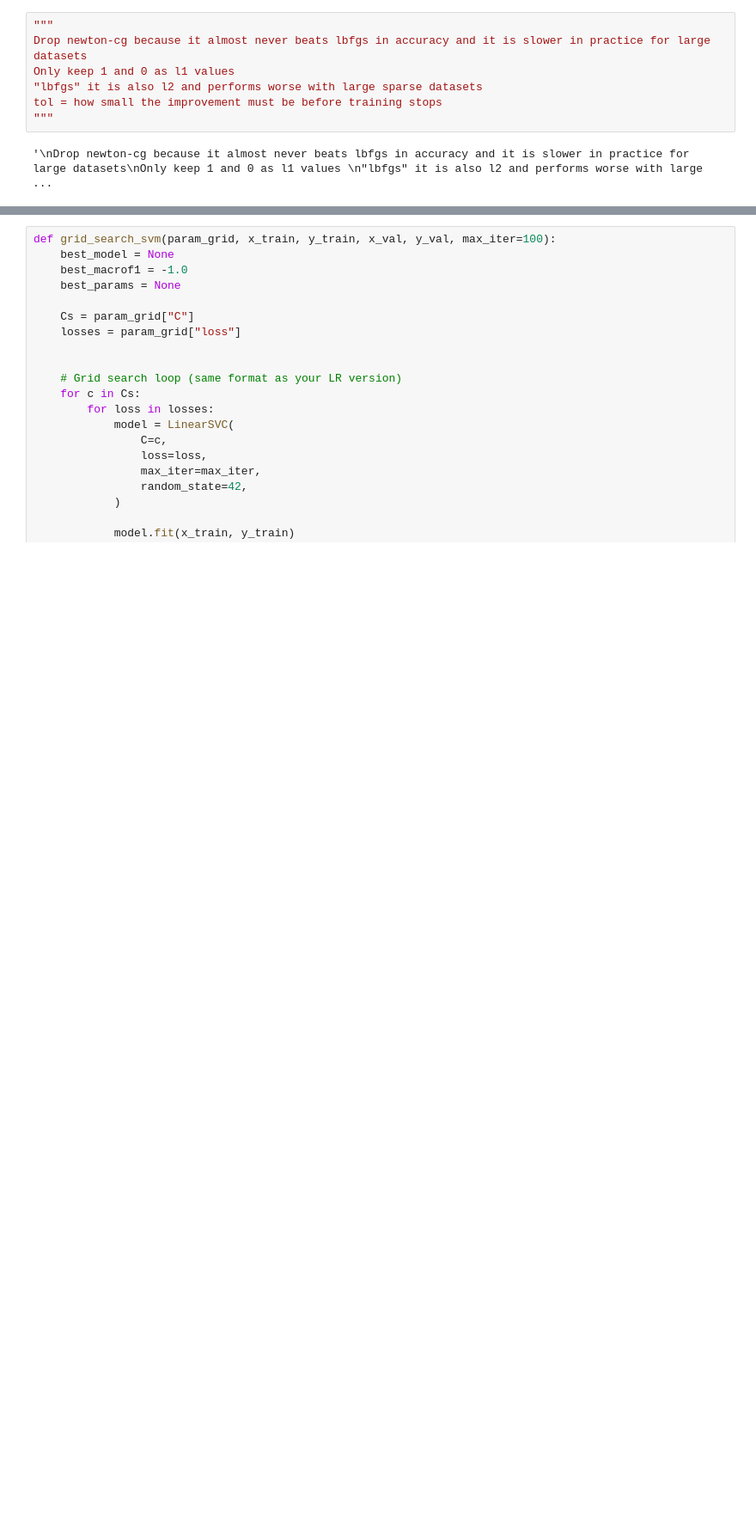
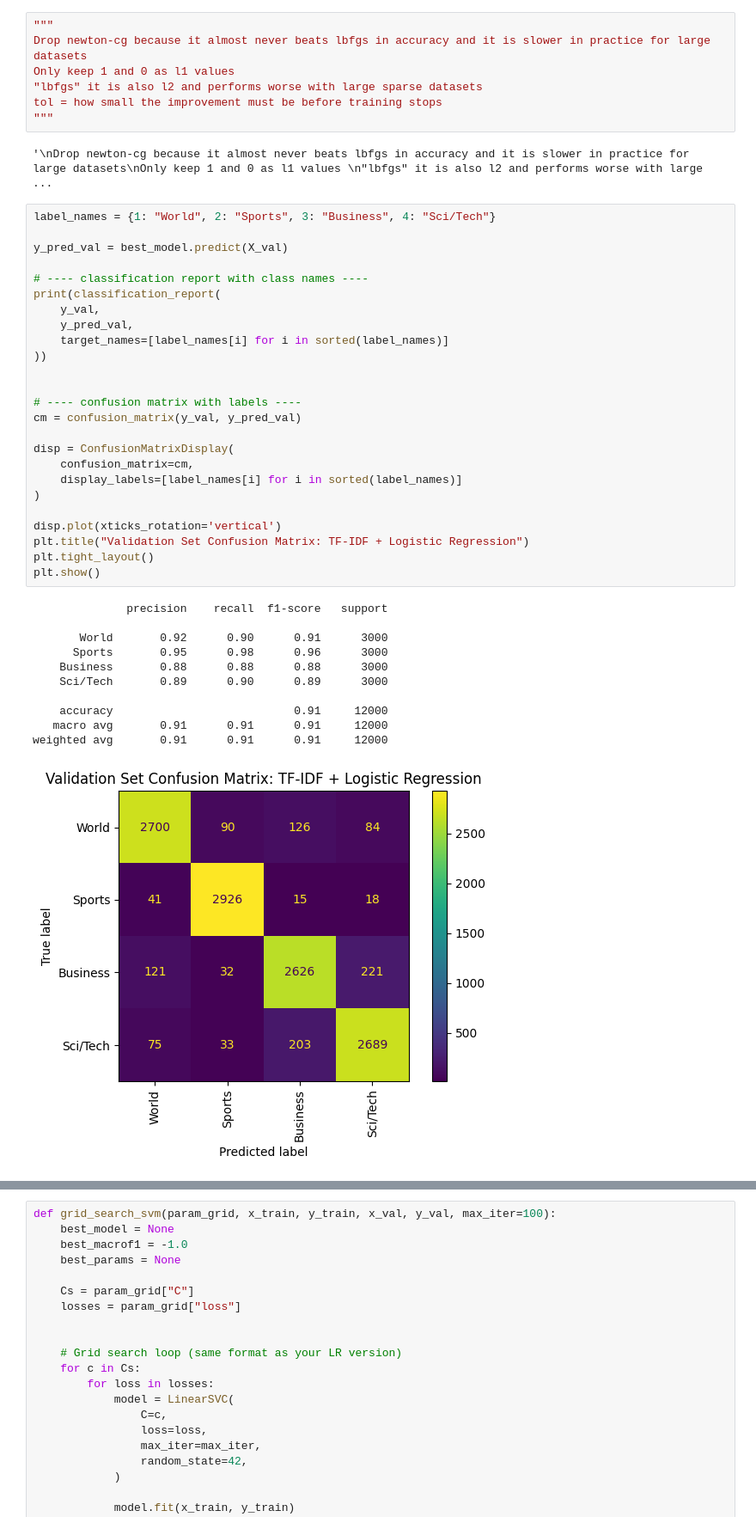
Before and after one commit to luciaadan/nlp, a Jupyter notebook: notebooks/data_loading.ipynb, the cells around one changed output, grey strips where cells are left out. Shown at 86% size. Drawn from its saved outputs; the diff is of its cells as text; blank space fills up the shorter version.

```diff
--- a/notebooks/data_loading.ipynb
+++ b/notebooks/data_loading.ipynb
@@ -86,6 +87,43 @@ tol = how small the improvement must be before training stops
 """
 # %% [output]
 '\nDrop newton-cg because it almost never beats lbfgs in accuracy and it is slower in practice for large datasets\nOnly keep 1 and 0 as l1 values \n"lbfgs" it is also l2 and performs worse with large  ...
+# %%
+label_names = {1: "World", 2: "Sports", 3: "Business", 4: "Sci/Tech"}
+
+y_pred_val = best_model.predict(X_val)
+
+# ---- classification report with class names ----
+print(classification_report(
+    y_val,
+    y_pred_val,
+    target_names=[label_names[i] for i in sorted(label_names)]
+))
+
+
+# ---- confusion matrix with labels ----
+cm = confusion_matrix(y_val, y_pred_val)
+
+disp = ConfusionMatrixDisplay(
+    confusion_matrix=cm,
+    display_labels=[label_names[i] for i in sorted(label_names)]
+)
+
+disp.plot(xticks_rotation='vertical')
+plt.title("Validation Set Confusion Matrix: TF-IDF + Logistic Regression")
+plt.tight_layout()
+plt.show()
+# %% [output]
+              precision    recall  f1-score   support
+
+       World       0.92      0.90      0.91      3000
+      Sports       0.95      0.98      0.96      3000
+    Business       0.88      0.88      0.88      3000
+    Sci/Tech       0.89      0.90      0.89      3000
+
+    accuracy                           0.91     12000
+   macro avg       0.91      0.91      0.91     12000
+weighted avg       0.91      0.91      0.91     12000
+[figure, added]
 # %%
 y_pred_test = best_model.predict(X_test)
 
```
Also changed, not shown: parts of 5 cells of this notebook.
